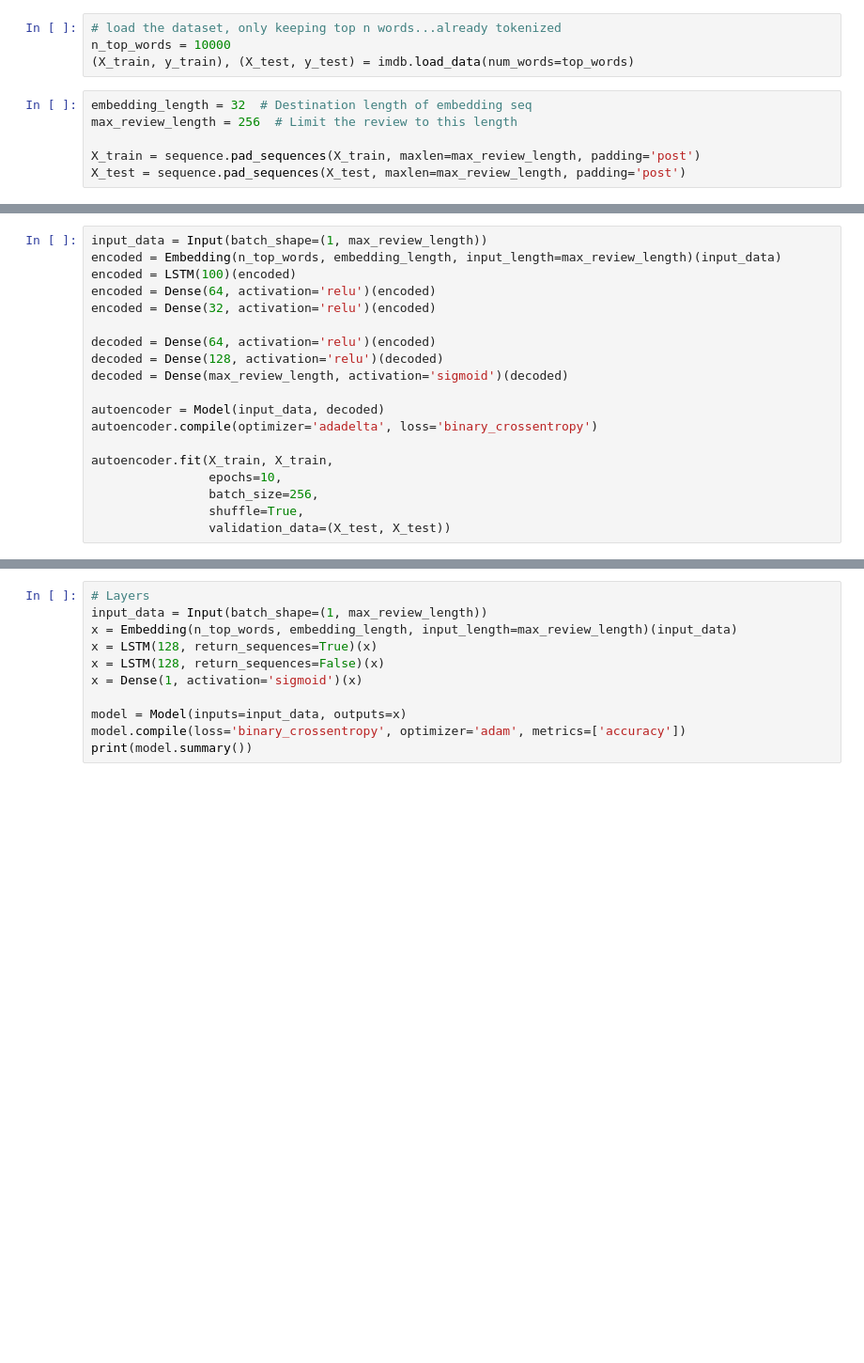
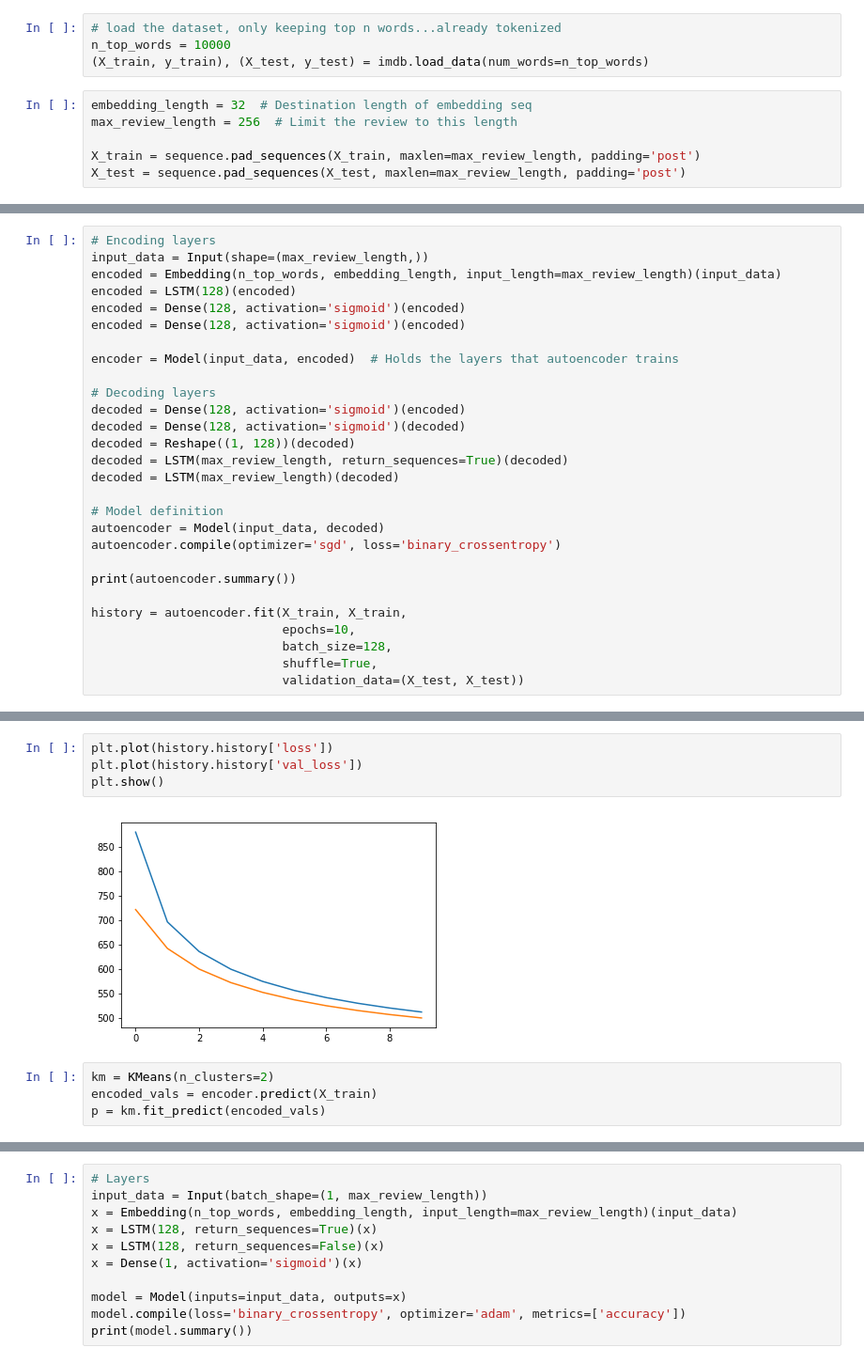
Before and after one commit to milesgranger/chat_logs, a Jupyter notebook: main.ipynb, the cells around one changed output, grey strips where cells are left out. Shown: that part at 94% size. Drawn from its saved outputs; the diff is of its cells as text; blank space fills up the shorter version.

```diff
--- a/main.ipynb
+++ b/main.ipynb
@@ -22,7 +25,7 @@ tokenizer.texts_to_sequences(texts)
 # %%
 # load the dataset, only keeping top n words...already tokenized
 n_top_words = 10000
-(X_train, y_train), (X_test, y_test) = imdb.load_data(num_words=top_words)
+(X_train, y_train), (X_test, y_test) = imdb.load_data(num_words=n_top_words)
 # %%
 embedding_length = 32  # Destination length of embedding seq
 max_review_length = 256  # Limit the review to this length
@@ -37,20 +90,29 @@ plt.imshow(X_train[np.random.randint(0, X_train.shape[0])].reshape((16, 16)))
 # %%
-input_data = Input(batch_shape=(1, max_review_length))
+# Encoding layers
+input_data = Input(shape=(max_review_length,))
 encoded = Embedding(n_top_words, embedding_length, input_length=max_review_length)(input_data)
-encoded = LSTM(100)(encoded)
-encoded = Dense(64, activation='relu')(encoded)
-encoded = Dense(32, activation='relu')(encoded)
+encoded = LSTM(128)(encoded)
+encoded = Dense(128, activation='sigmoid')(encoded)
+encoded = Dense(128, activation='sigmoid')(encoded)
 
-decoded = Dense(64, activation='relu')(encoded)
-decoded = Dense(128, activation='relu')(decoded)
-decoded = Dense(max_review_length, activation='sigmoid')(decoded)
+encoder = Model(input_data, encoded)  # Holds the layers that autoencoder trains
 
+# Decoding layers
+decoded = Dense(128, activation='sigmoid')(encoded)
+decoded = Dense(128, activation='sigmoid')(decoded)
+decoded = Reshape((1, 128))(decoded)
+decoded = LSTM(max_review_length, return_sequences=True)(decoded)
+decoded = LSTM(max_review_length)(decoded)
+
+# Model definition
 autoencoder = Model(input_data, decoded)
-autoencoder.compile(optimizer='adadelta', loss='binary_crossentropy')
+autoencoder.compile(optimizer='sgd', loss='binary_crossentropy')
 
-autoencoder.fit(X_train, X_train,
-                epochs=10,
-                batch_size=256,
-                shuffle=True,
-                validation_data=(X_test, X_test))
+print(autoencoder.summary())
+
+history = autoencoder.fit(X_train, X_train,
+                          epochs=10,
+                          batch_size=128,
+                          shuffle=True,
+                          validation_data=(X_test, X_test))
 # %% [output]
@@ -63 +136,11 @@ Epoch 3/10
 KeyboardInterrupt:
+# %%
+plt.plot(history.history['loss'])
+plt.plot(history.history['val_loss'])
+plt.show()
+# %% [output]
+[figure, added]
+# %%
+km = KMeans(n_clusters=2)
+encoded_vals = encoder.predict(X_train)
+p = km.fit_predict(encoded_vals)
```
Also changed, not shown: parts of 9 cells of this notebook, 2 other files.
